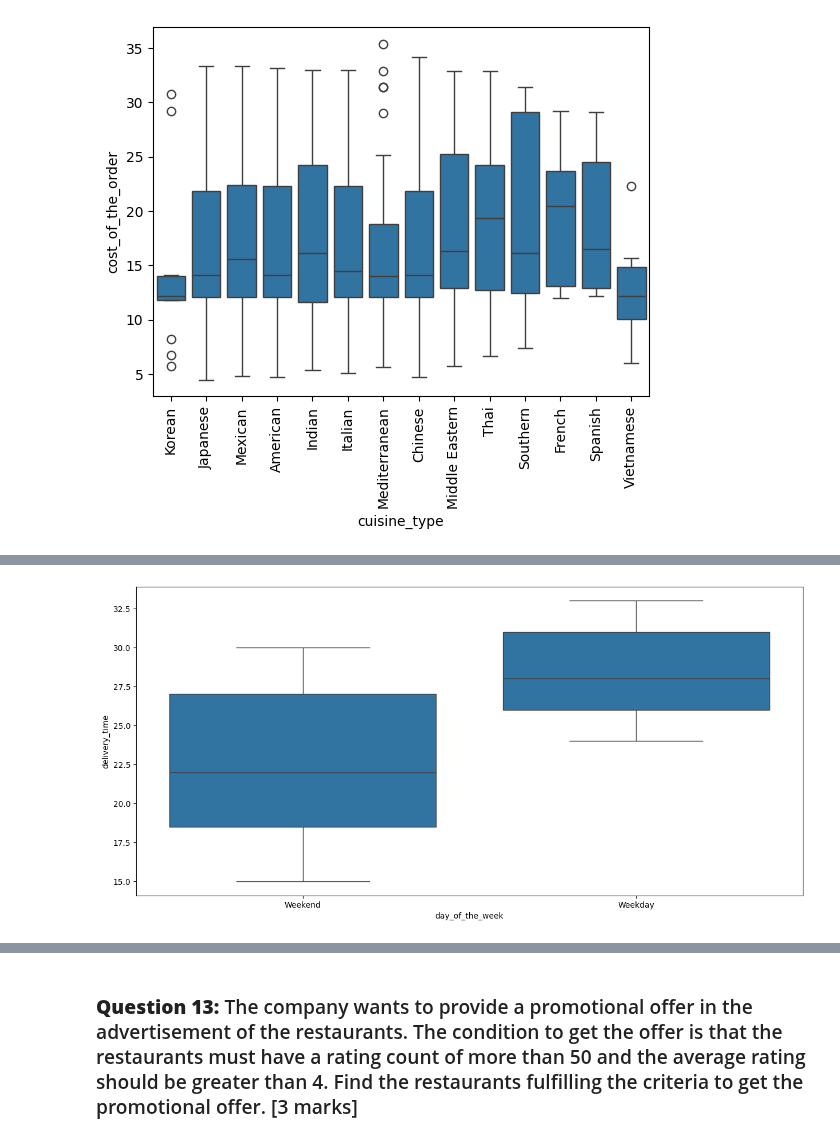
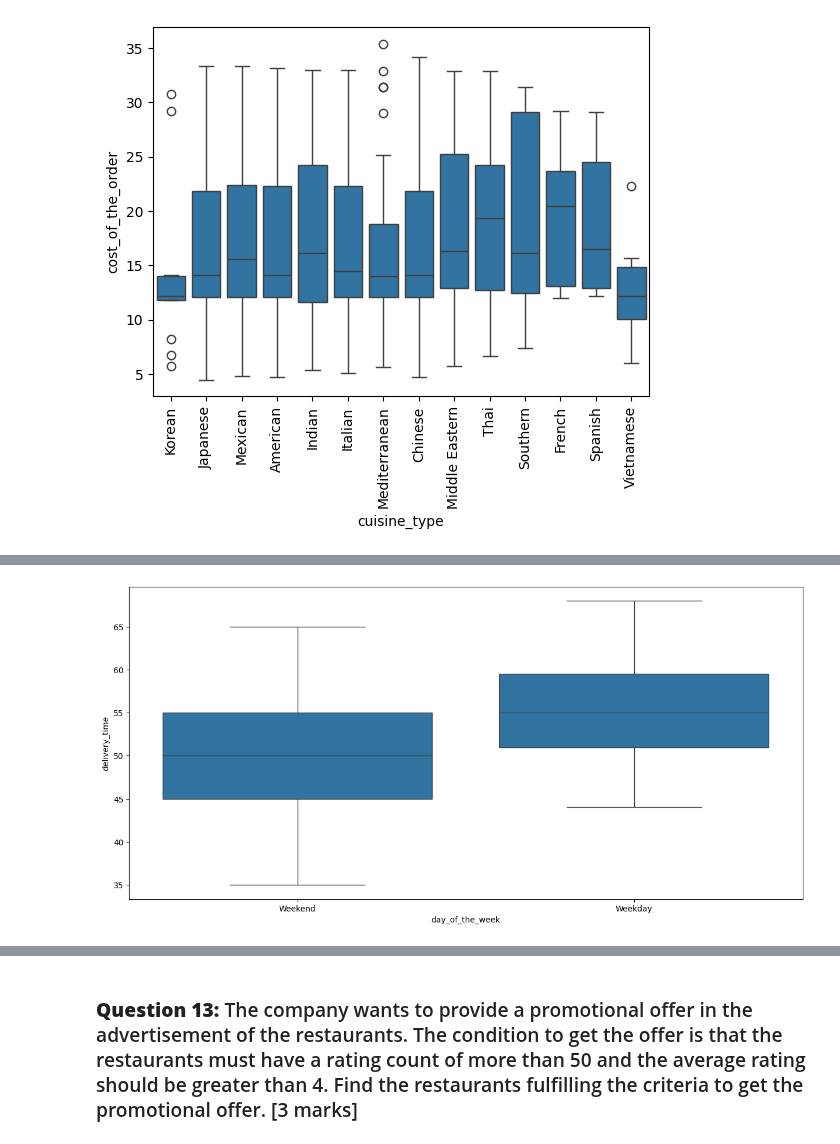
Before and after one commit to Suhaskarthik/python-foodhub-project, a Jupyter notebook: foodhub_project.ipynb, the cells around one changed output, grey strips where cells are left out. Saved outputs shown, nothing was run; the diff lists cells and outputs as text; code cells hidden in the pictures.

```diff
--- a/foodhub_project.ipynb
+++ b/foodhub_project.ipynb
@@ -346,3 +344,9 @@ sns.boxplot(data=df, x='cuisine_type', y='cost_of_the_order')
 plt.xticks(rotation=90);
 # %% [output]
 [figure]
+# %%
+# Add 'food_preparation_time' and 'delivery_time' and store the result in a new DataFrame
+
+new_df['total_order_time']= new_df['food_preparation_time'] + new_df['delivery_time']
+
+new_df
@@ -349,9 +367,9 @@ plt.xticks(rotation=90);
 # %%
-# Boxplot comparing delivery times of orders placed on weekends vs weekdays
+# Boxplot comparing total order times of orders placed on weekends vs weekdays
 plt.figure(figsize=(15,7))
-sns.boxplot(x=df['day_of_the_week'], y=df['delivery_time'])
+sns.boxplot(x=new_df['day_of_the_week'], y=new_df['total_order_time'])
 plt.ylabel('delivery_time')
 plt.xlabel('day_of_the_week')
 plt.show()
 # %% [output]
-[figure, old version]
+[figure, new version]
```
Also changed, not shown: parts of 10 cells of this notebook.
